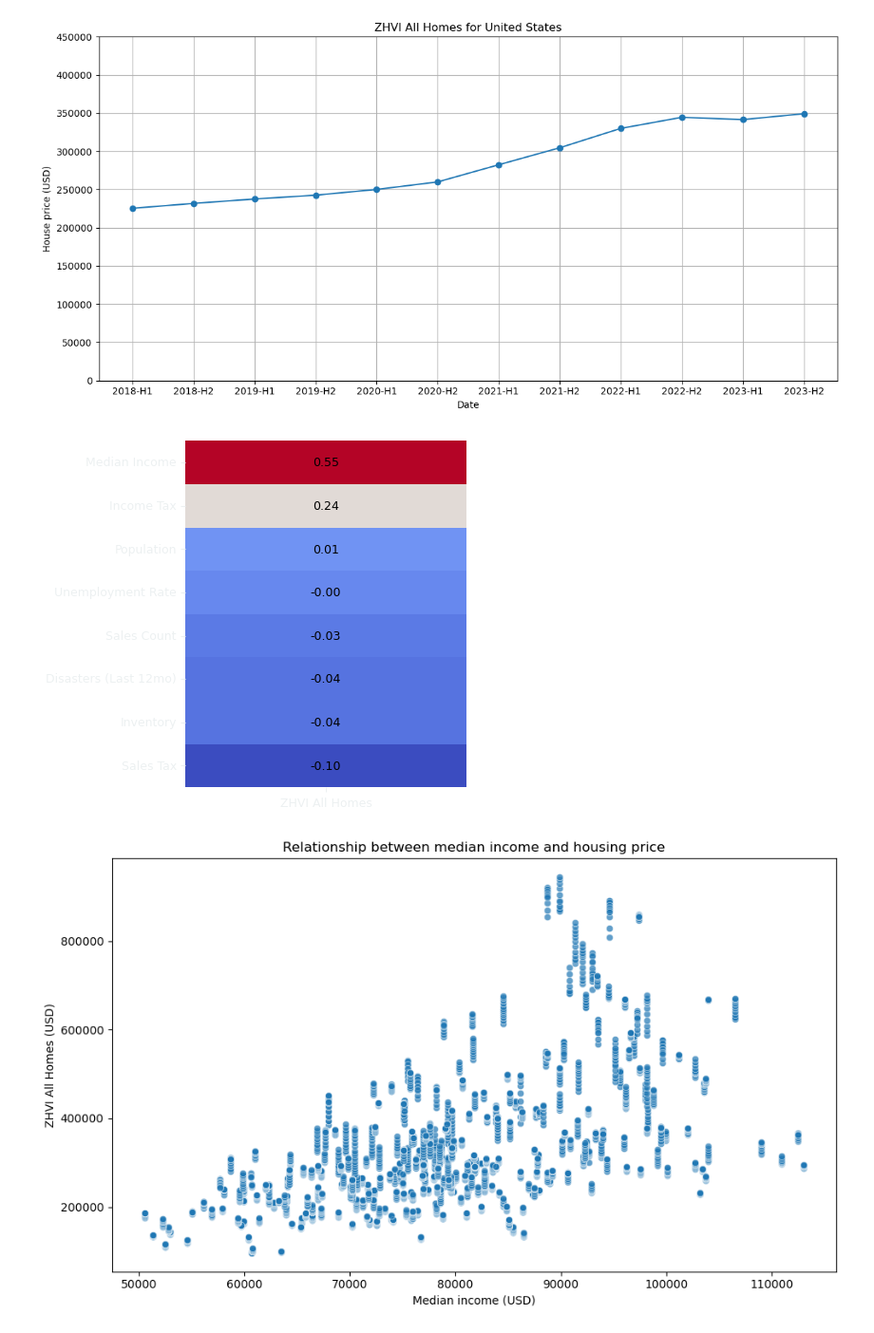
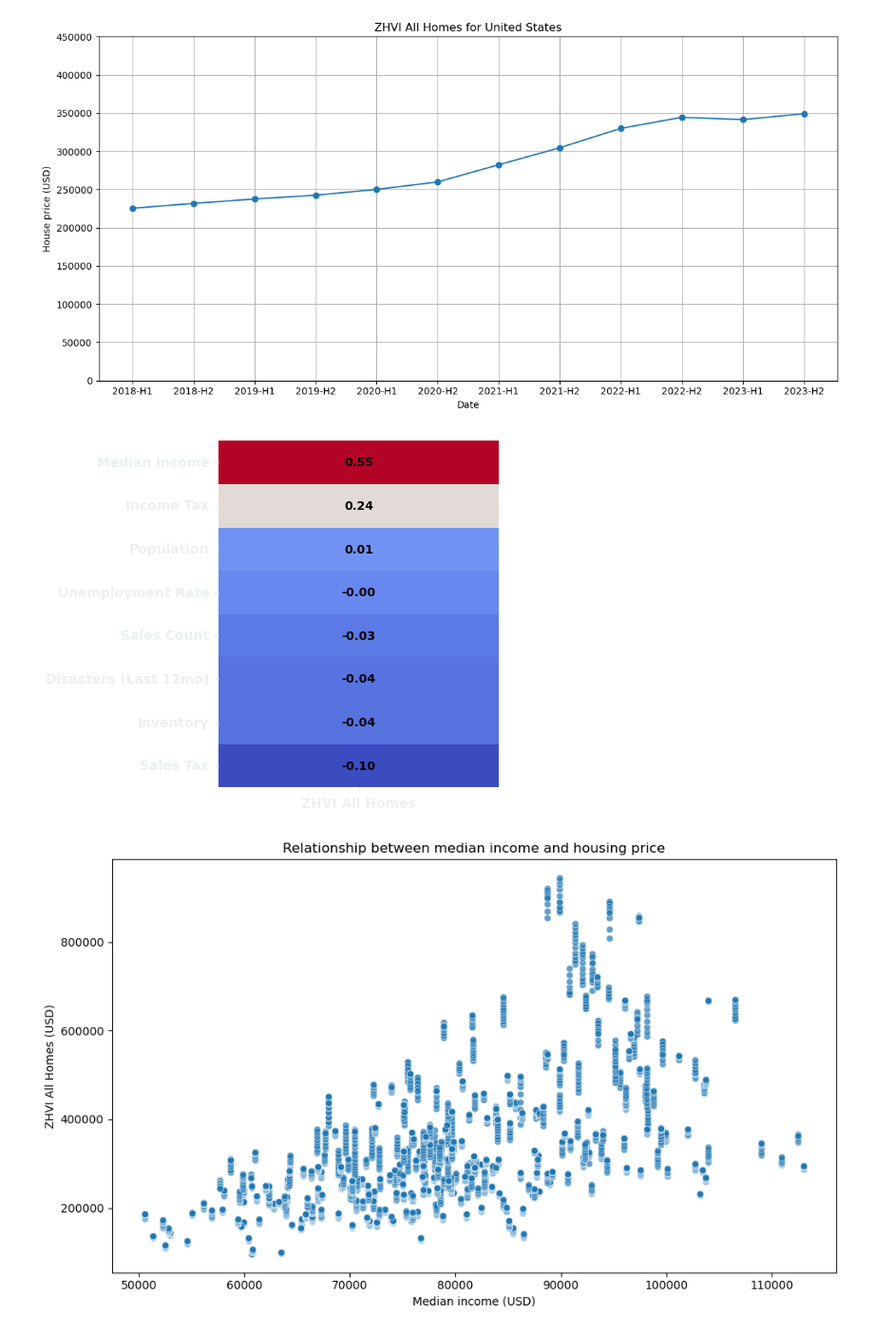
Before and after one commit to vladmisonh/nss-capstone-project, a Jupyter notebook: notebook/06_plots.ipynb, the cells around one changed output. Shown at 95% size. Cells and saved outputs as stored; diff of their text form; code cells hidden in the pictures.

```diff
--- a/notebook/06_plots.ipynb
+++ b/notebook/06_plots.ipynb
@@ -74,36 +74,39 @@ figsize = (381 / dpi, 474 / dpi)
 fig, ax = plt.subplots(figsize=figsize, dpi=dpi)
 
 sns.heatmap(
     target_corr.to_frame(),
     annot=True,
-    annot_kws={"color": "#000000", "fontsize": 9},
+    annot_kws={"color": "#000000", "fontsize": 9, "fontweight": "bold"},
     cmap="coolwarm",
     fmt=".2f",
     cbar=False,
     yticklabels=yticklabels,
     xticklabels=xticklabels,
     ax=ax
 )
 
 ax.set_facecolor("none")
 fig.patch.set_alpha(0)
 
 # ax.set_title(
 #     "Correlation between ZHVI All Homes and other variables",
 #     fontsize=14,
 #     color="#ECF0F1",
 #     fontweight="bold"
 # )
 
 ax.set_xlabel("")
 ax.set_ylabel("")
 
-ax.tick_params(colors="#ECF0F1", labelsize=9)
+ax.tick_params(colors="#ECF0F1", labelsize=10)
+
+for tick_label in ax.get_xticklabels() + ax.get_yticklabels():
+    tick_label.set_fontweight("bold")
 
 plt.savefig("../visuals/correlation_across_variables.png", dpi=dpi, bbox_inches='tight', transparent=True)
 plt.show()
 # %% [output]
-[figure, old version]
+[figure, new version]
 # %%
 plt.figure(figsize=(10, 6))
 sns.scatterplot(data=df, x="median_income", y="zhvi_all_homes", alpha=0.7)
```
Also changed, not shown: 5 other files.
